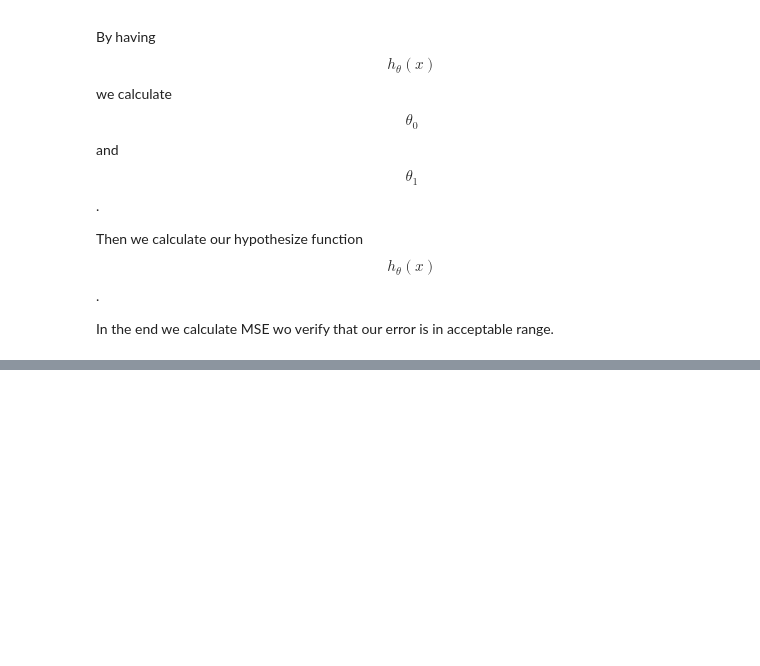
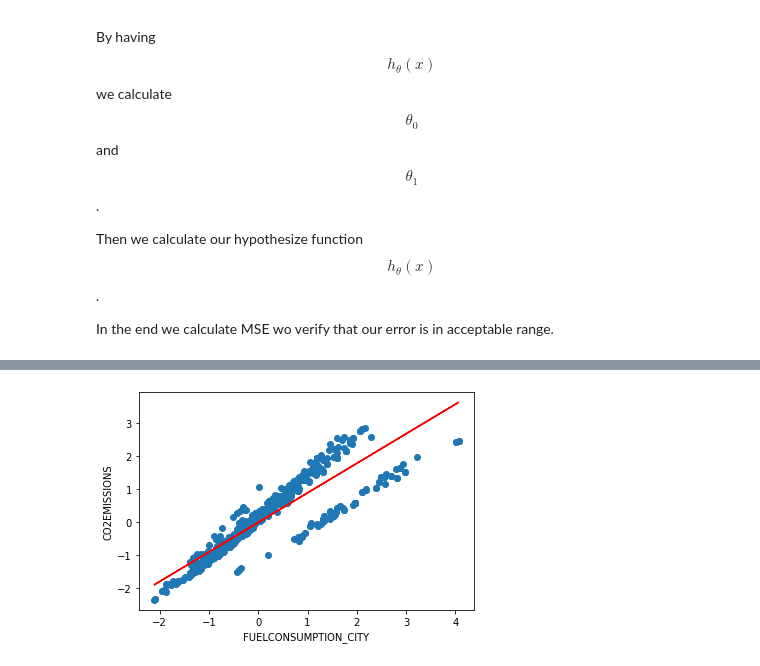
Before and after one commit to SM2A/Artificial_Intelligence_Course_Projects, a Jupyter notebook: CA0/Report.ipynb, the cells around one changed output, grey strips where cells are left out. Cells and saved outputs as stored; diff of their text form; code cells hidden in the pictures; blank space fills up the shorter version.

```diff
--- a/CA0/Report.ipynb
+++ b/CA0/Report.ipynb
@@ -318,0 +322,8 @@ MSE = 0.19901942721659074
+# %%
+pyplot.scatter(x_train, y_train)
+pyplot.plot(x_train, h, color='red')
+pyplot.xlabel('FUELCONSUMPTION_CITY')
+pyplot.ylabel('CO2EMISSIONS')
+pyplot.show()
+# %% [output]
+[figure, added]
```
Also changed, not shown: parts of 4 cells of this notebook.
